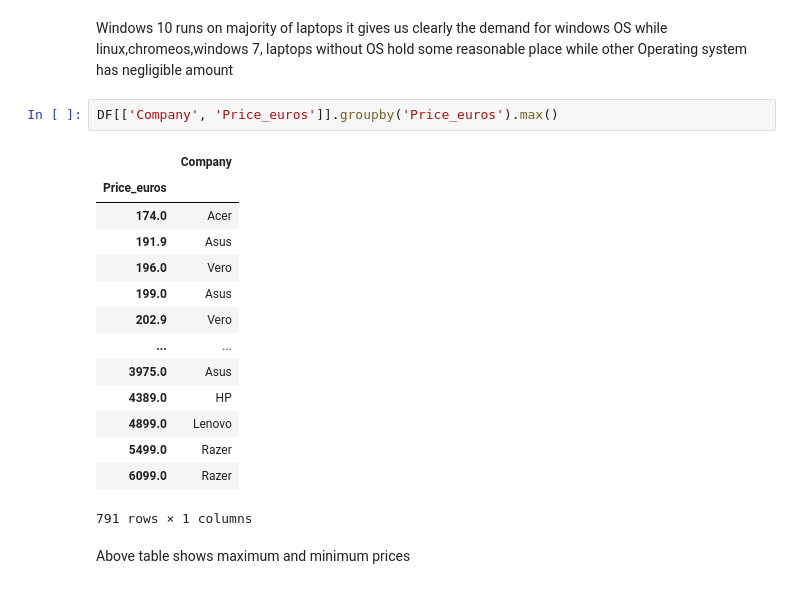
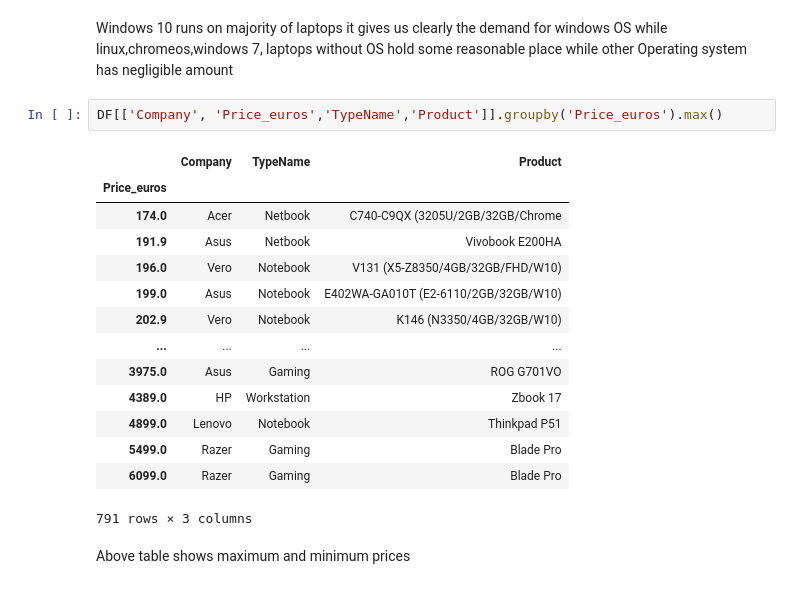
Before and after one commit to Sankaranarayanan-SN/NetzwerkFiles, a Jupyter notebook: EDA on LAPTOP PRICE.ipynb, the cells around one changed output. Cells and saved outputs as stored; diff of their text form.

```diff
--- a/EDA on LAPTOP PRICE.ipynb
+++ b/EDA on LAPTOP PRICE.ipynb
@@ -175,22 +175,22 @@ plt.show()
 Windows 10 runs on majority of laptops it gives us clearly the demand for windows OS
 while linux,chromeos,windows 7, laptops without OS hold some reasonable place while other Operating system has negligible amount
 # %%
-DF[['Company', 'Price_euros']].groupby('Price_euros').max()
+DF[['Company', 'Price_euros','TypeName','Product']].groupby('Price_euros').max()
 # %% [output]
-|  | Company |
-| Price_euros |  |
-| 174.0 | Acer |
-| 191.9 | Asus |
-| 196.0 | Vero |
-| 199.0 | Asus |
-| 202.9 | Vero |
-| ... | ... |
-| 3975.0 | Asus |
-| 4389.0 | HP |
-| 4899.0 | Lenovo |
-| 5499.0 | Razer |
-| 6099.0 | Razer |
+|  | Company | TypeName | Product |
+| Price_euros |  |  |  |
+| 174.0 | Acer | Netbook | C740-C9QX (3205U/2GB/32GB/Chrome |
+| 191.9 | Asus | Netbook | Vivobook E200HA |
+| 196.0 | Vero | Notebook | V131 (X5-Z8350/4GB/32GB/FHD/W10) |
+| 199.0 | Asus | Notebook | E402WA-GA010T (E2-6110/2GB/32GB/W10) |
+| 202.9 | Vero | Notebook | K146 (N3350/4GB/32GB/W10) |
+| ... | ... | ... | ... |
+| 3975.0 | Asus | Gaming | ROG G701VO |
+| 4389.0 | HP | Workstation | Zbook 17 |
+| 4899.0 | Lenovo | Notebook | Thinkpad P51 |
+| 5499.0 | Razer | Gaming | Blade Pro |
+| 6099.0 | Razer | Gaming | Blade Pro |
-791 rows × 1 columns
+791 rows × 3 columns
 # %% [markdown]
 Above table shows maximum and  minimum prices
 # %%
```
Also changed, not shown: parts of 1 cell of this notebook.
